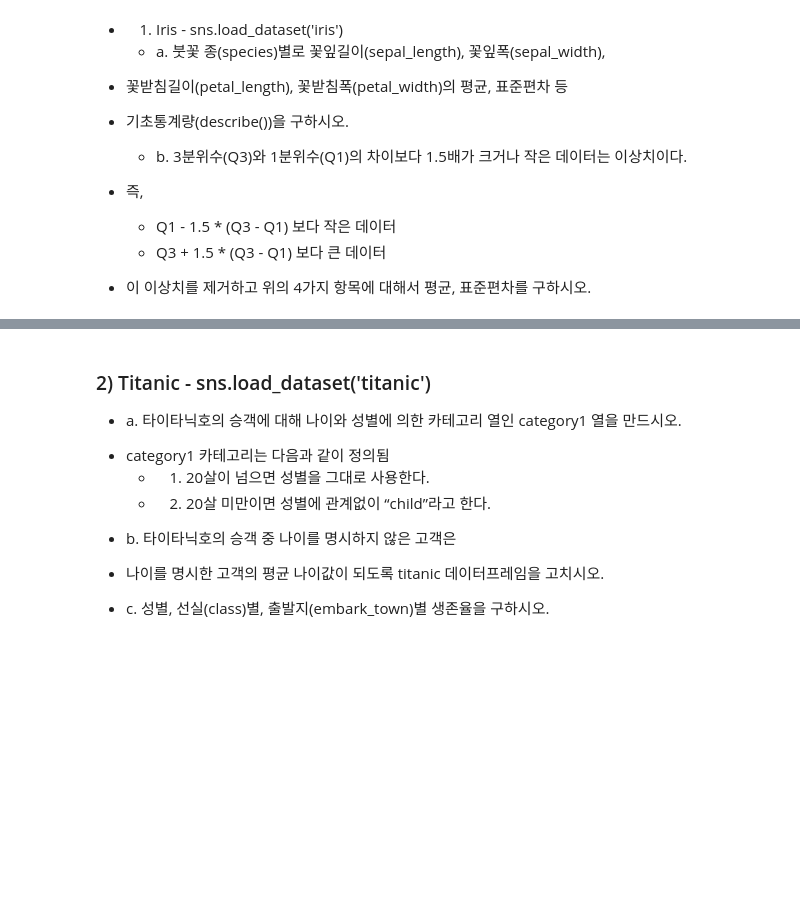
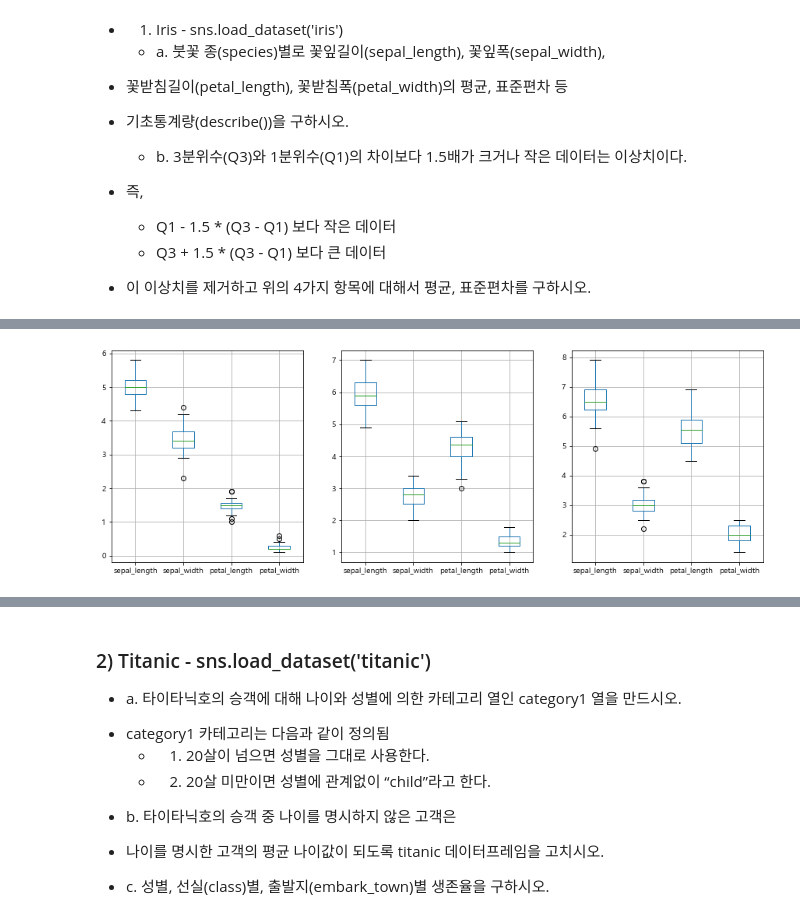
Before and after one commit to JasonHan0/01.Machine_Learning, a Jupyter notebook: 01.Machine_Learning/00.데이터분석/Pandas_연습문제.ipynb, the cells around one changed output, grey strips where cells are left out. Cells and saved outputs as stored; diff of their text form; code cells hidden in the pictures; blank space fills up the shorter version.

```diff
--- a/01.Machine_Learning/00.데이터분석/Pandas_연습문제.ipynb
+++ b/01.Machine_Learning/00.데이터분석/Pandas_연습문제.ipynb
@@ -1,3 +1,18 @@
+# %%
+import numpy as np
+import pandas as pd
+import warnings
+warnings.filterwarnings('ignore')
+import seaborn as sns
+import matplotlib as mpl
+import matplotlib.pyplot as plt
+mpl.rcParams['axes.unicode_minus'] = False  # 그래프에서 한글 출력을 위한 코드
+plt.rcParams['font.family'] = 'Malgun Gothic'  # 그래프에서 한글 출력을 위한 코드
+# %%
+import seaborn as sns
+iris = sns.load_dataset('iris')
+titanic = sns.load_dataset('titanic')
+mpg = sns.load_dataset('mpg')
 # %% [markdown]
 - 1) Iris - sns.load_dataset('iris')
 
@@ -13,0 +145,11 @@
+# %%
+plt.figure(figsize=(15,5))
+plt.subplot(131)        # 행의 갯수, 열의 갯수, 몇번 째
+iris[iris.species == 'setosa'].boxplot()
+plt.subplot(1, 3, 2)        # 행의 갯수, 열의 갯수, 몇번 째
+iris[iris.species == 'versicolor'].boxplot()
+plt.subplot(133)        # 행의 갯수, 열의 갯수, 몇번 째
+iris[iris.species == 'virginica'].boxplot()
+plt.show()
+# %% [output]
+[figure, added]
```
Also changed, not shown: parts of 31 cells of this notebook, 1 other file.
